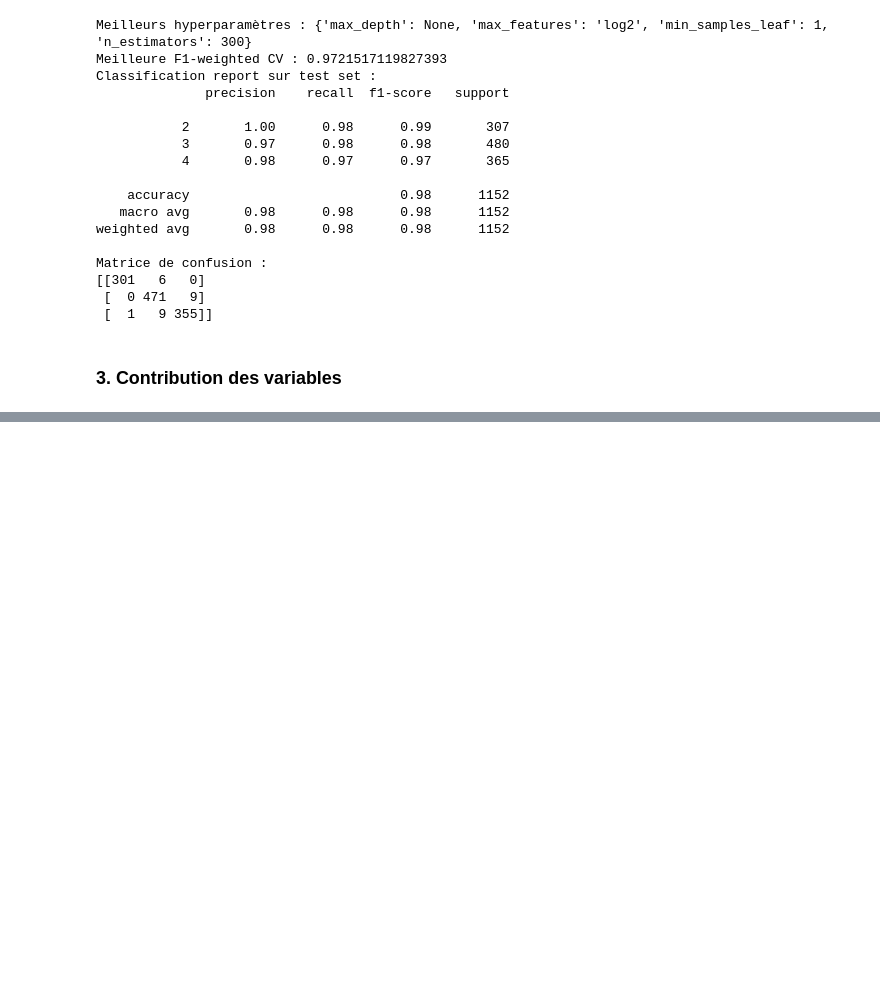
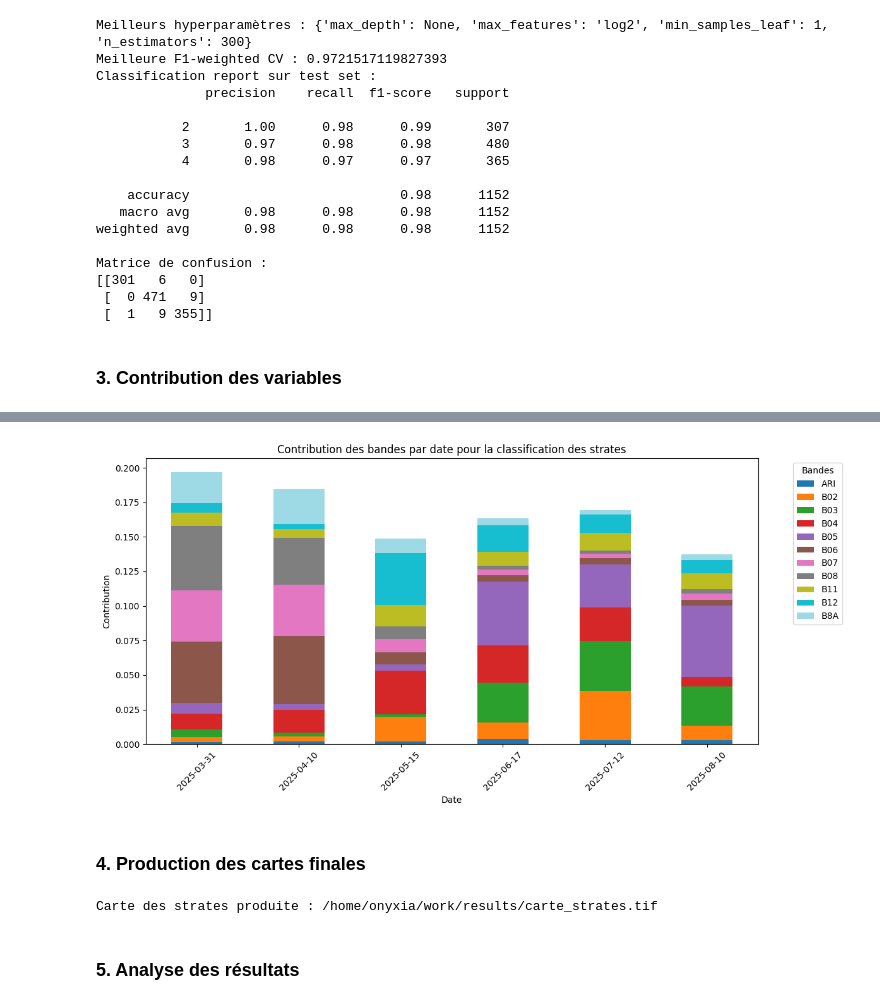
Before and after one commit to marion-billy/projet_telea_landes, a Jupyter notebook: projet_telea_BILLY_MARION.ipynb, the cells around one changed output, grey strips where cells are left out. Drawn from its saved outputs; the diff is of its cells as text; code cells hidden in the pictures; blank space fills up the shorter version.

Commit message:
carte

```diff
--- a/projet_telea_BILLY_MARION.ipynb
+++ b/projet_telea_BILLY_MARION.ipynb
@@ -555,0 +520,67 @@ plt.show()
+# %%
+pivot_df = df_contributions.pivot_table(index="date", columns="band", values="contribution", aggfunc="sum")
+pivot_df.plot(
+    kind="bar",
+    stacked=True,
+    figsize=(12,6),
+    colormap="tab20"  # couleurs différentes pour chaque bande
+)
+plt.ylabel("Contribution")
+plt.xlabel("Date")
+plt.title("Contribution des bandes par date pour la classification des strates")
+plt.xticks(rotation=45)
+plt.legend(title="Bandes", bbox_to_anchor=(1.05, 1), loc='upper left')
+plt.tight_layout()
+plt.show()
+# %% [output]
+[figure, added]
+# %% [markdown]
+### 4. Production des cartes finales
+# %%
+# -----------------------------
+# 1. Charger les données empilées
+# -----------------------------
+full_stack_file = os.path.join(out_dir, "full_stack.tif")
+img_stack = rw.load_img_as_array(full_stack_file)  # shape: lignes x colonnes x n_features
+
+# récupérer dimensions
+n_rows, n_cols, n_features = img_stack.shape
+
+# -----------------------------
+# 2. Préparer les données pour la prédiction
+# -----------------------------
+X_pred = img_stack.reshape(-1, n_features)  # transformer en n_pixels x n_features
+X_pred = np.nan_to_num(X_pred, nan=-9999)   # remplacer les NoData si nécessaire
+
+# -----------------------------
+# 3. Prédire avec le modèle optimisé
+# -----------------------------
+y_pred_flat = best_model.predict(X_pred)
+
+# -----------------------------
+# 4. Reshape pour revenir à la taille d'origine
+# -----------------------------
+y_pred_raster = y_pred_flat.reshape(n_rows, n_cols)
+
+# -----------------------------
+# 5. Fixer le NoData et type uint8
+# -----------------------------
+y_pred_raster = y_pred_raster.astype(np.uint8)
+y_pred_raster[y_pred_raster == 0] = 0  # nodata = 0
+
+# -----------------------------
+# 6. Sauvegarder la carte finale
+# -----------------------------
+carte_file = os.path.join(out_dir, "carte_strates.tif")
+rw.write_image(
+    carte_file,
+    y_pred_raster,
+    data_set=rw.open_image(full_stack_file),
+    gdal_dtype=gdal.GDT_Byte
+)
+
+print("Carte des strates produite :", carte_file)
+# %% [output]
+Carte des strates produite : /home/onyxia/work/results/carte_strates.tif
+# %% [markdown]
+### 5. Analyse des résultats
```
Also changed, not shown: parts of 9 cells of this notebook, 1 other file.
